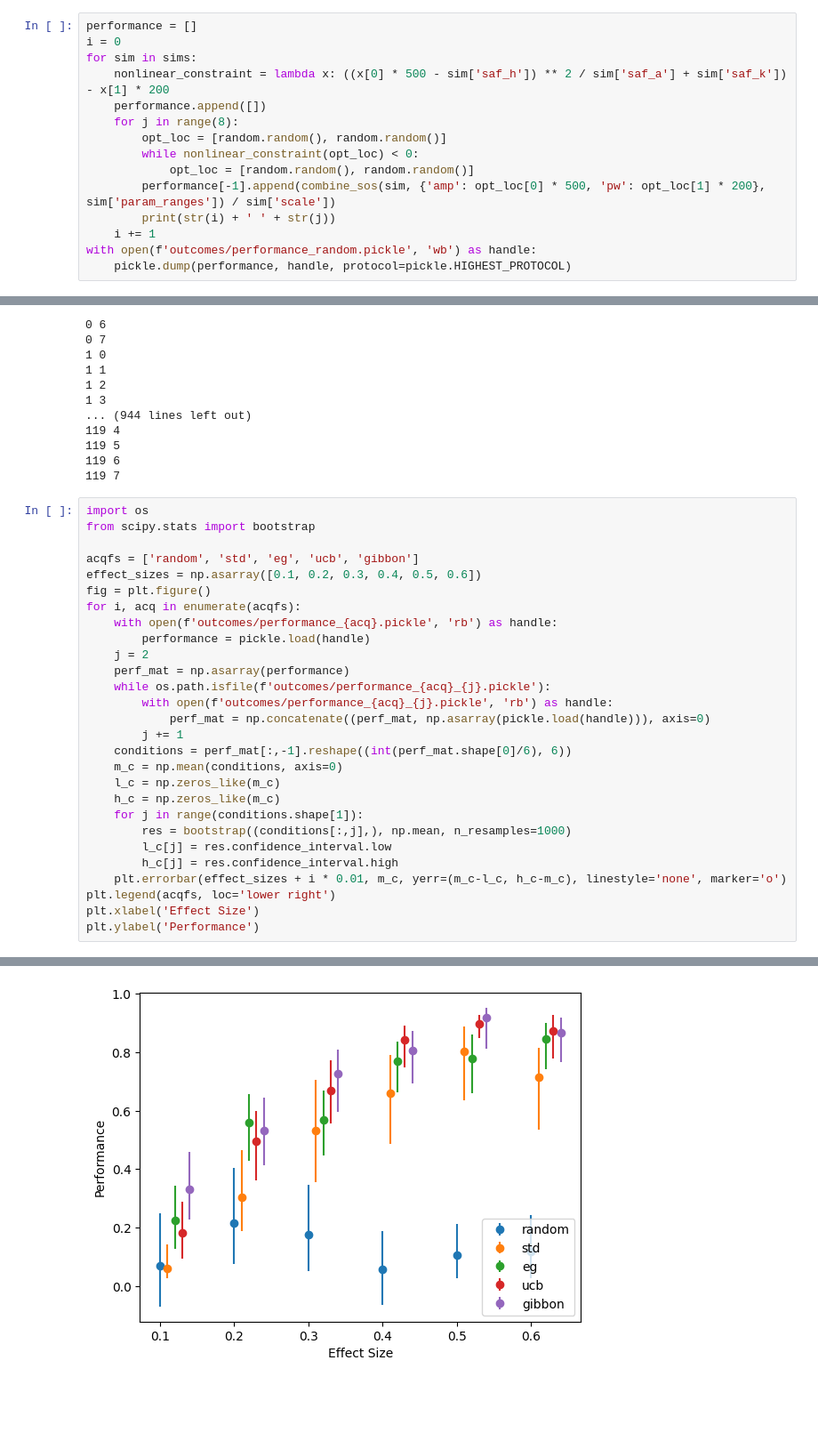
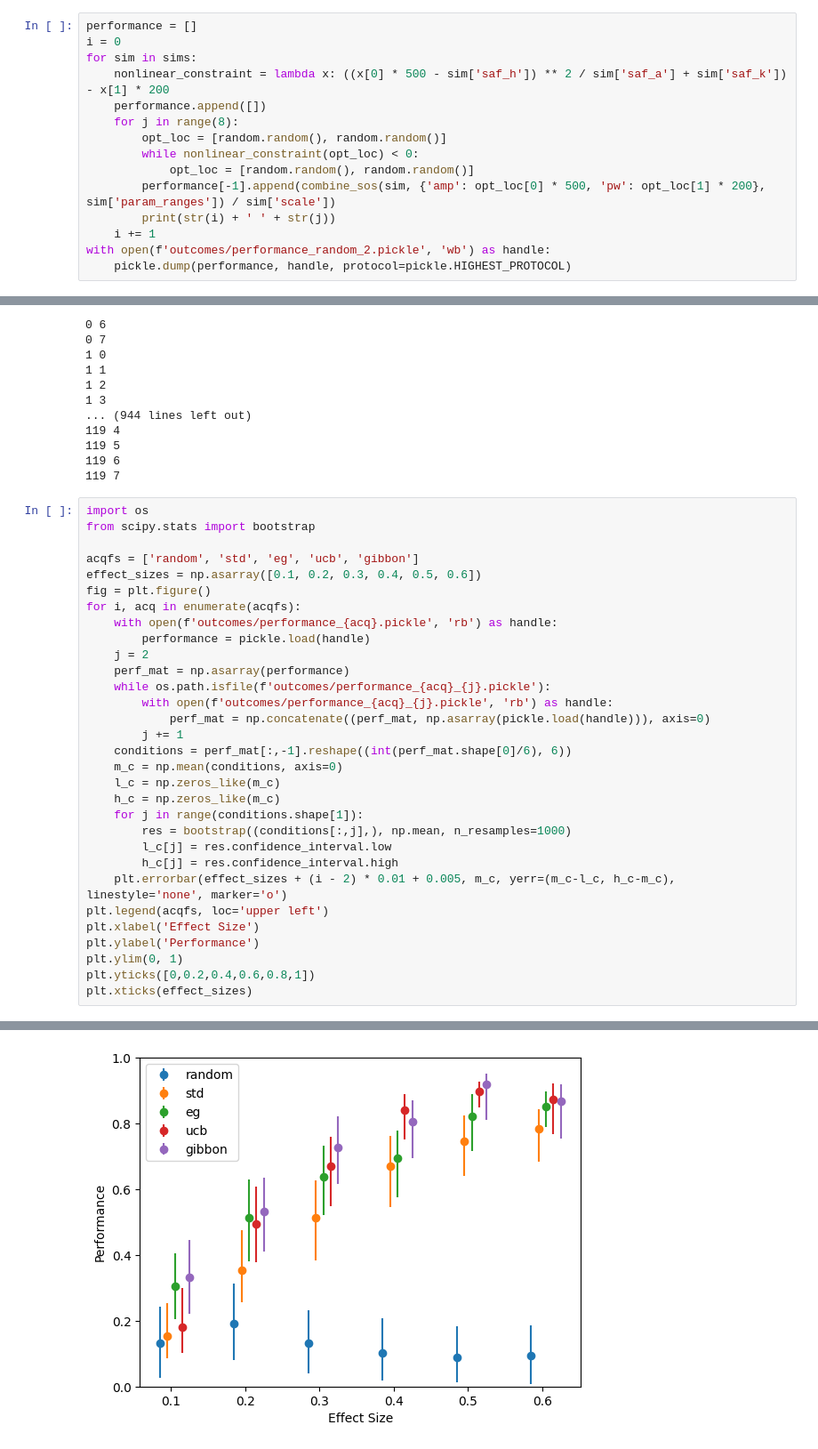
Before and after one commit to tne-lab/NeuroOptimizationPaper, a Jupyter notebook: figure2.ipynb, the cells around one changed output, grey strips where cells are left out. Shown: that part at 89% size. Saved outputs shown, nothing was run; the diff lists cells and outputs as text; blank space fills up the shorter version.

```diff
--- a/figure2.ipynb
+++ b/figure2.ipynb
@@ -301,7 +303,7 @@ for sim in sims:
         performance[-1].append(combine_sos(sim, {'amp': opt_loc[0] * 500, 'pw': opt_loc[1] * 200}, sim['param_ranges']) / sim['scale'])
         print(str(i) + ' ' + str(j))
     i += 1
-with open(f'outcomes/performance_random.pickle', 'wb') as handle:
+with open(f'outcomes/performance_random_2.pickle', 'wb') as handle:
     pickle.dump(performance, handle, protocol=pickle.HIGHEST_PROTOCOL)
 # %% [output]
 0 0
@@ -345,8 +347,11 @@ for i, acq in enumerate(acqfs):
         res = bootstrap((conditions[:,j],), np.mean, n_resamples=1000)
         l_c[j] = res.confidence_interval.low
         h_c[j] = res.confidence_interval.high
-    plt.errorbar(effect_sizes + i * 0.01, m_c, yerr=(m_c-l_c, h_c-m_c), linestyle='none', marker='o')
-plt.legend(acqfs, loc='lower right')
+    plt.errorbar(effect_sizes + (i - 2) * 0.01 + 0.005, m_c, yerr=(m_c-l_c, h_c-m_c), linestyle='none', marker='o')
+plt.legend(acqfs, loc='upper left')
 plt.xlabel('Effect Size')
 plt.ylabel('Performance')
+plt.ylim(0, 1)
+plt.yticks([0,0.2,0.4,0.6,0.8,1])
+plt.xticks(effect_sizes)
 # %% [output]
@@ -354,4 +370,4 @@ Text(0, 0.5, 'Performance')
-[figure, old version]
+[figure, new version]
 # %%
 from scipy.stats import bootstrap
 
```
Also changed, not shown: parts of 11 cells of this notebook, 10 other files.
